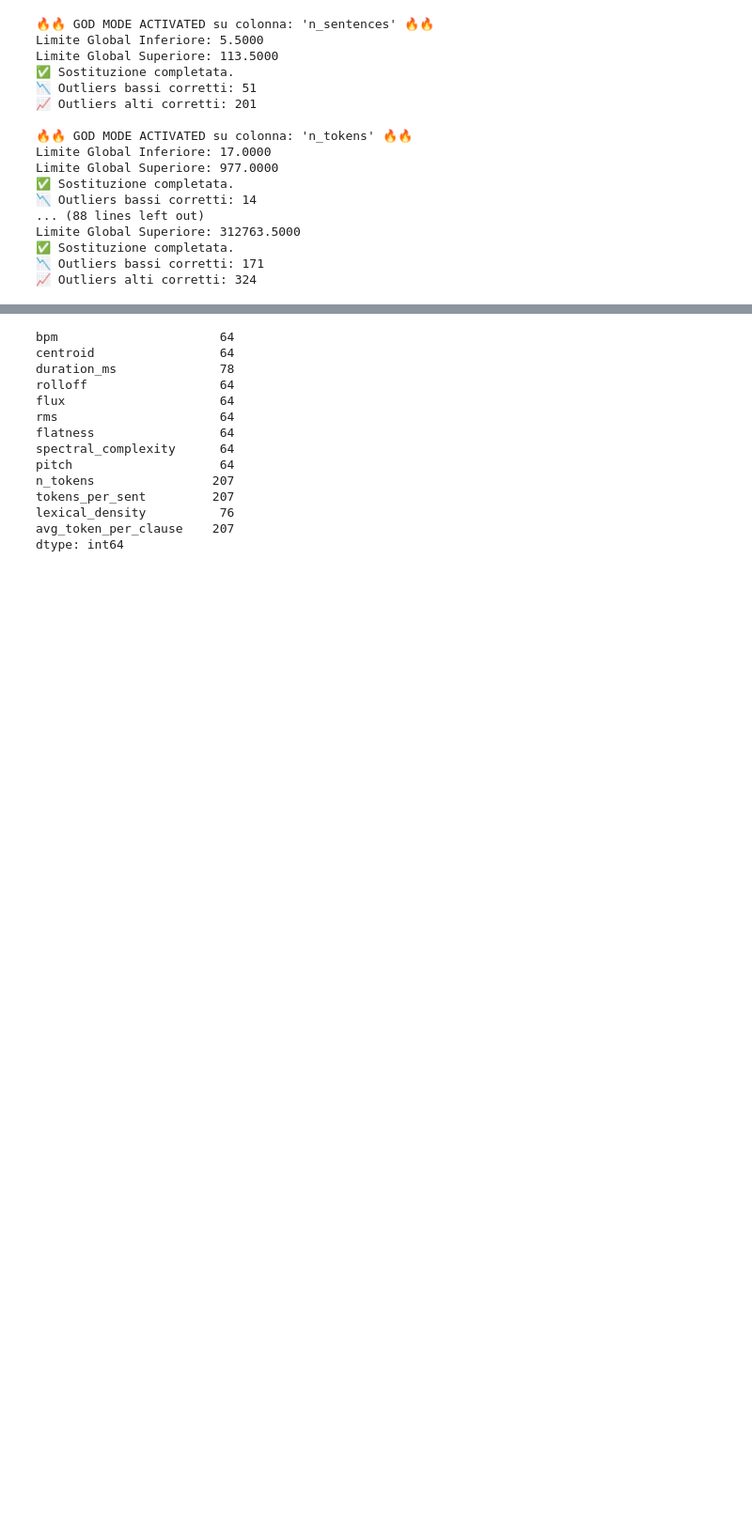
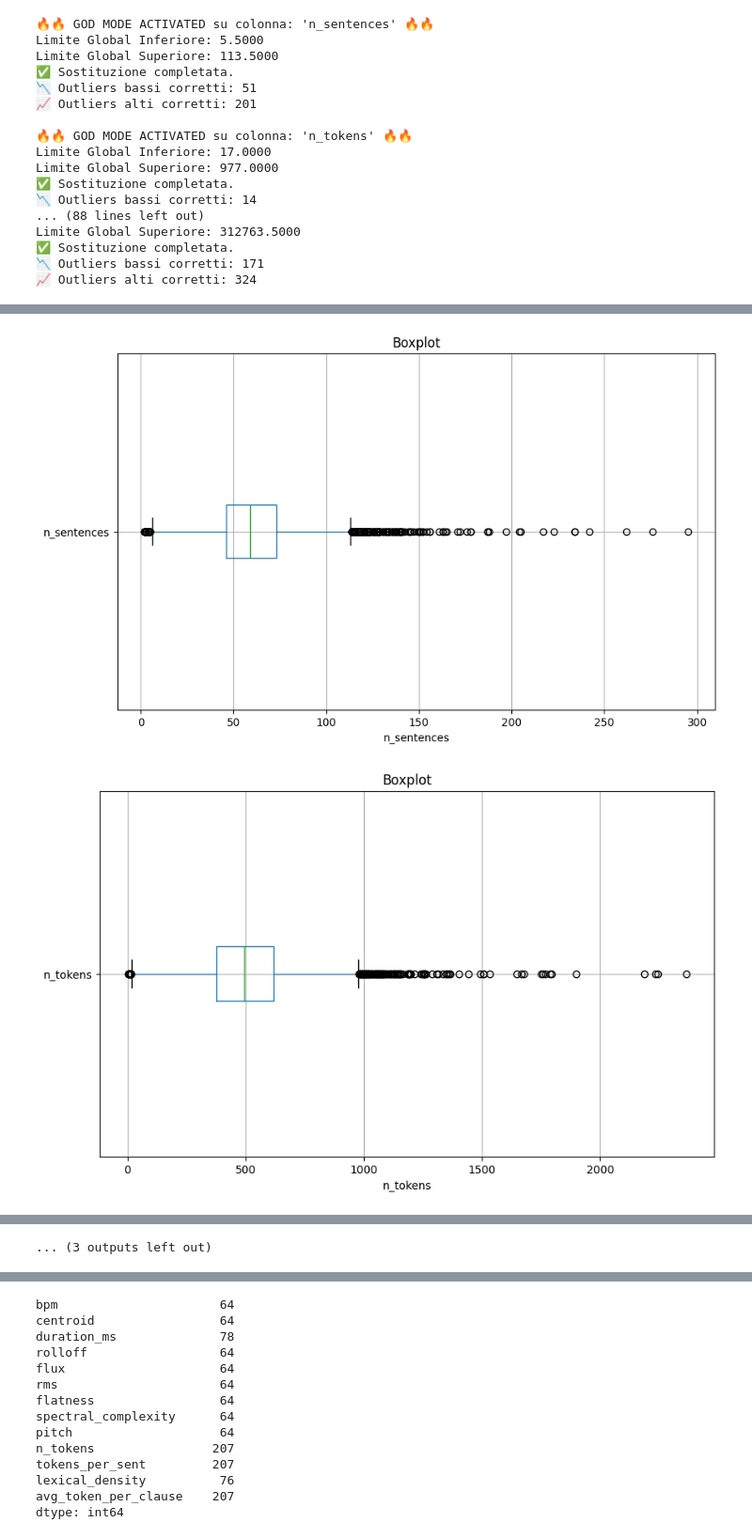
Before and after one commit to Syreel/DataMining, a Jupyter notebook: data_preparation.ipynb, the cells around one changed output, grey strips where cells are left out. Shown at 94% size. Cells and saved outputs as stored; diff of their text form; code cells hidden in the pictures; blank space fills up the shorter version.

```diff
--- a/data_preparation.ipynb
+++ b/data_preparation.ipynb
@@ -2539,24 +2260,0 @@ print(f"Numero di valori NaN in 'lexical_density': {nan_count}")
-# %%
-# 1. Calcola Q1 e Q3 per la colonna 'pitch'
-Q1 = df_measures['avg_token_per_clause'].quantile(0.25)
-Q3 = df_measures['avg_token_per_clause'].quantile(0.75)
-
-# 2. Calcola l'IQR
-IQR = Q3 - Q1
-
-# 3. Definisci i limiti
-limite_superiore = Q3 + (1.5 * IQR)
-limite_inferiore = Q1 - (1.5 * IQR)
-
-print(f"Limite inferiore: {limite_inferiore}")
-print(f"Limite superiore: {limite_superiore}")
-
-# 4. Filtra il DataFrame
-# Manteniamo solo le righe dove 'avg_token_per_clause' è DENTRO i limiti
-#condizione = ((df_measures['avg_token_per_clause'] < limite_inferiore) | (df_measures['avg_token_per_clause'] > limite_superiore))
-
-condizione = ((df_measures['avg_token_per_clause'] < 0) | (df_measures['avg_token_per_clause'] > 175))
-# 5. Controlla il risultato
-df_measures.loc[condizione, 'avg_token_per_clause'] = np.nan
-nan_count = df_measures['avg_token_per_clause'].isnull().sum()
-print(f"Numero di valori NaN in 'avg_token_per_clause': {nan_count}")
@@ -2562,0 +2308,10 @@ print(f"Numero di valori NaN in 'avg_token_per_clause': {nan_count}")
+# %%
+for feature in features:
+    plt.figure(figsize=(10, 6))
+    df_measures.boxplot(column=feature, vert=False)
+    plt.title("Boxplot")
+    plt.xlabel(feature)
+    plt.show()
+# %% [output]
+[figure, added]
+[figure, added]
@@ -2562,0 +2328 @@ print(f"Numero di valori NaN in 'avg_token_per_clause': {nan_count}")
+... (3 outputs left out)
```
Also changed, not shown: parts of 19 cells of this notebook.
